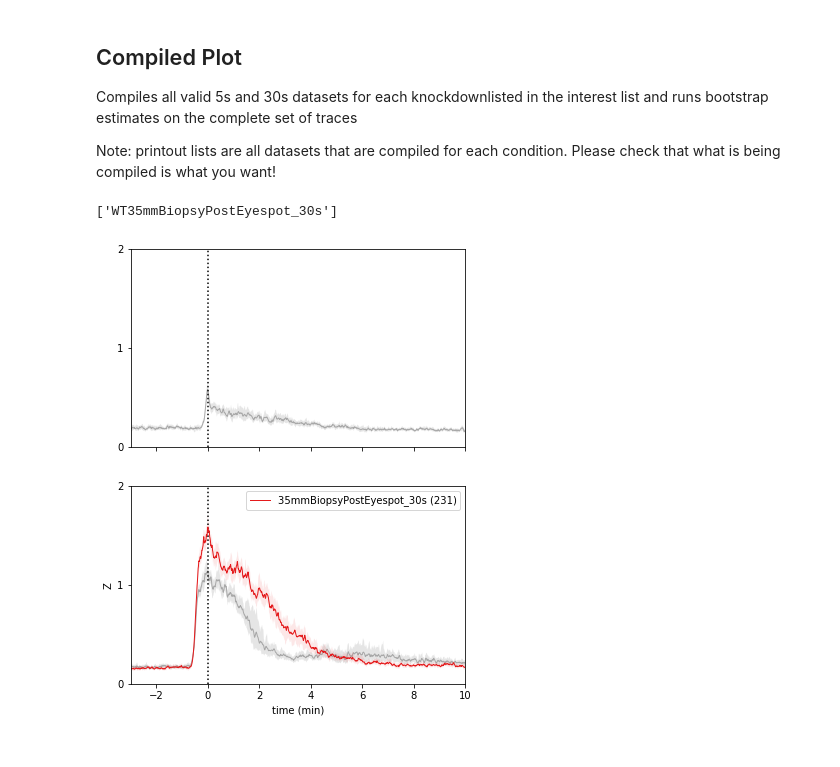
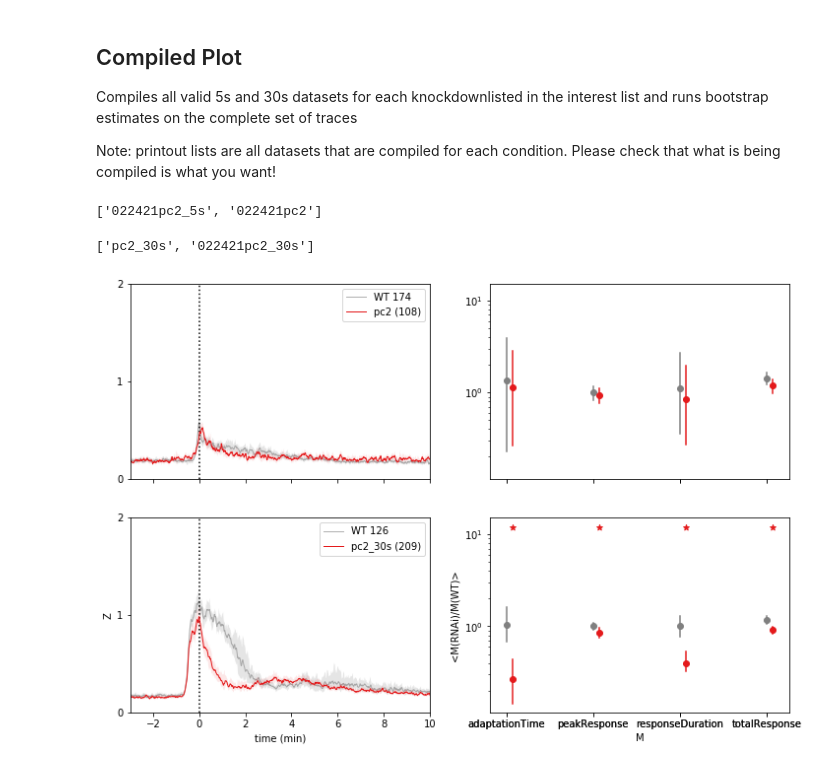
Before and after one commit to samuelbray32/behavior-lite, a Jupyter notebook: publication_rnaiCompilation.ipynb, the cells around one changed output. Saved outputs shown, nothing was run; the diff lists cells and outputs as text; code cells hidden in the pictures.

Commit message:
added measurements and bootstrap significance tests to publication single pulse figure

```diff
--- a/publication_rnaiCompilation.ipynb
+++ b/publication_rnaiCompilation.ipynb
@@ -14,14 +14,15 @@ Note: printout lists are all datasets that are compiled for each condition.  Ple
 # %%
 n_boot = 1e2
 statistic=np.median
+comparison = 'rel'
 #plot_subset
 drugs=0
-interest = ['35mmBiopsyPostEyespot']#['nkx','tcf1','arx']#['pc2']#['chat','gad','tbh',]#['snap25','vGlut']#
+interest = ['pc2']#['chat','gad','tbh',]#['snap25','vGlut']#['nkx','tcf1','arx']#['35mmBiopsyPostEyespot','corpusCut']#
 exclude = ['+']
-# interest=['syt1']
-# exclude=['_5s','4h','4t','COMBO','1a']
-fig,ax = rnai_response_layered(interest,exclude,n_boot,statistic,drugs=drugs)
+fig,ax = rnai_response_layered(interest,exclude,n_boot,statistic,drugs=drugs,
+                              measure_compare=comparison)
 # fig.savefig('layered_pc2.svg')
 # %% [output]
-['WT35mmBiopsyPostEyespot_30s']
+['022421pc2_5s', '022421pc2']
+['pc2_30s', '022421pc2_30s']
-[figure, old version]
+[figure, new version]
```
Also changed, not shown: 3 other files.
